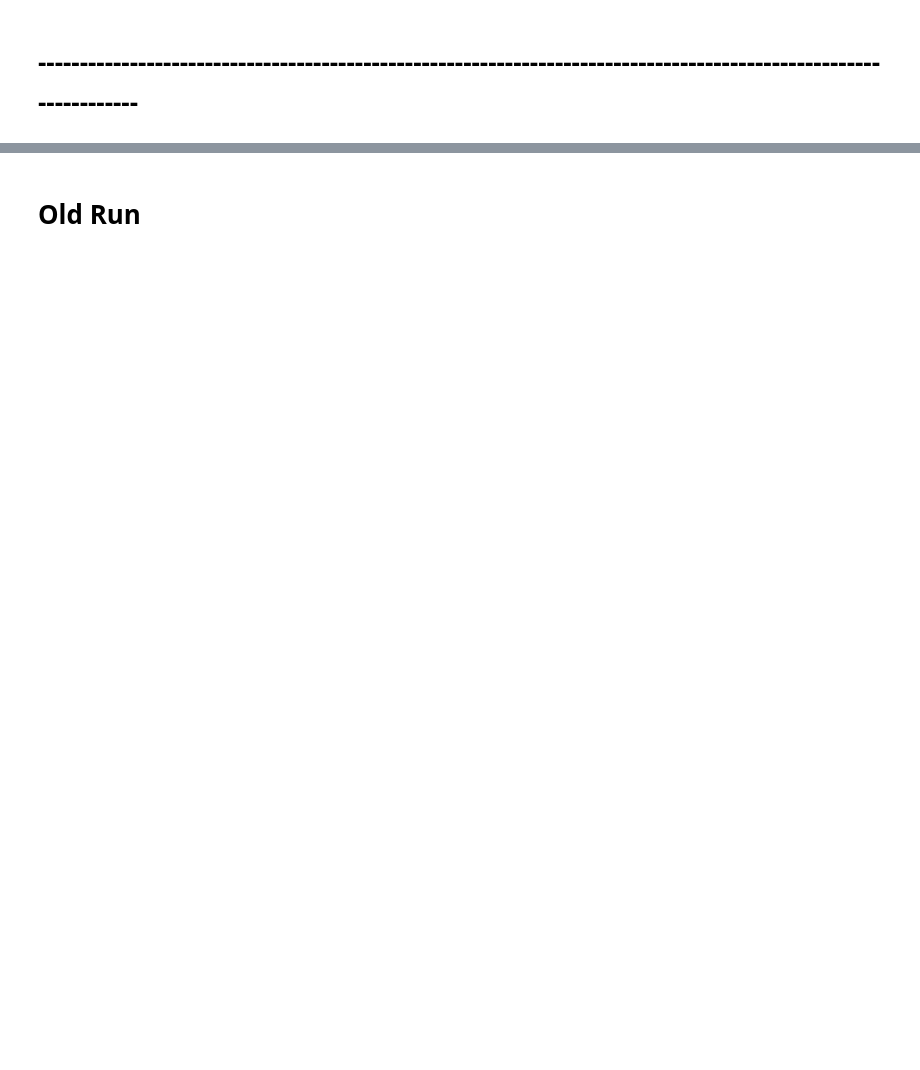
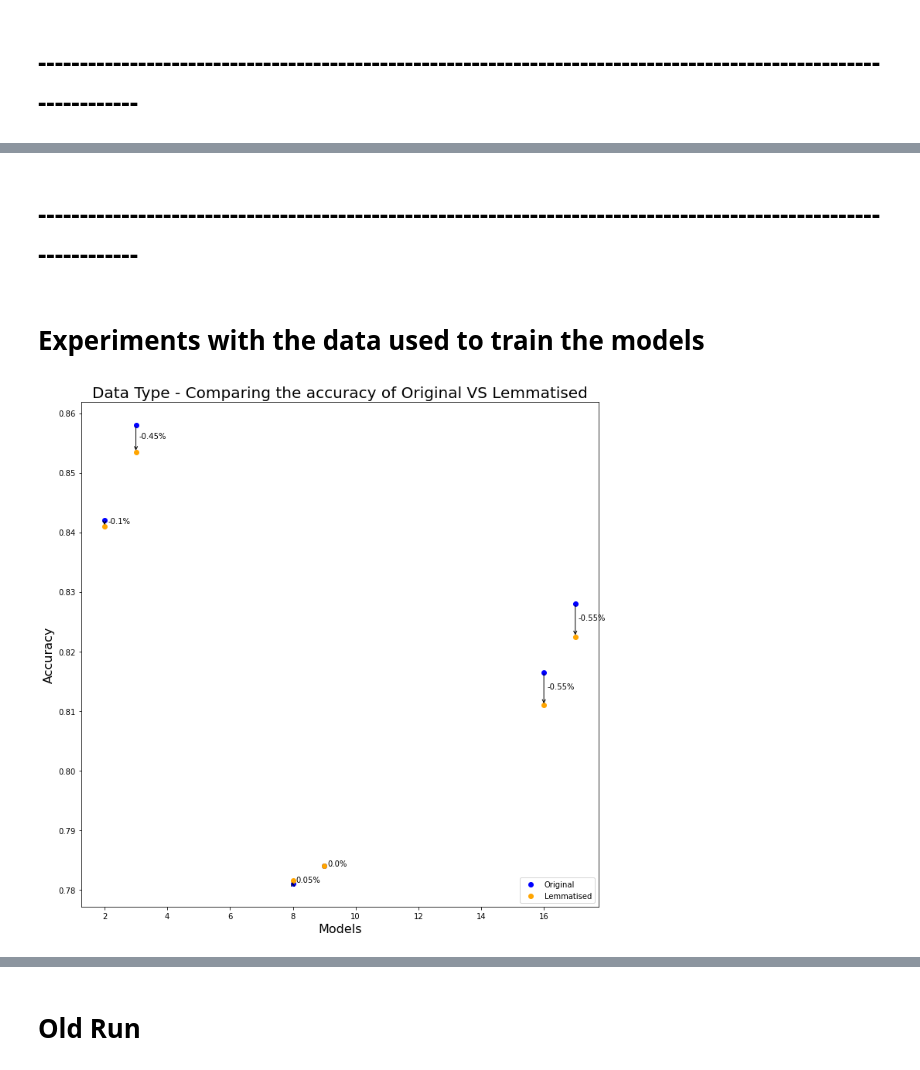
Before and after one commit to Crone1/Movie-Review-Sentiment-Classification-Using-Sklearn, a Jupyter notebook: movie_sentiment_classification.ipynb, the cells around one changed output, grey strips where cells are left out. Saved outputs shown, nothing was run; the diff lists cells and outputs as text; code cells hidden in the pictures; blank space fills up the shorter version.

```diff
--- a/movie_sentiment_classification.ipynb
+++ b/movie_sentiment_classification.ipynb
@@ -222,0 +469,8 @@ eval_df.to_csv(filepath, index=False)
+# %% [markdown]
+# -----------------------------------------------------------------------------------------------------------------
+# %% [markdown]
+# Experiments with the data used to train the models
+# %%
+scf.compare_param_plot(all_models, "Data Type", "Original", "Lemmatised")
+# %% [output]
+[figure, added]
```
Also changed, not shown: parts of 74 cells of this notebook, 1 other file.
